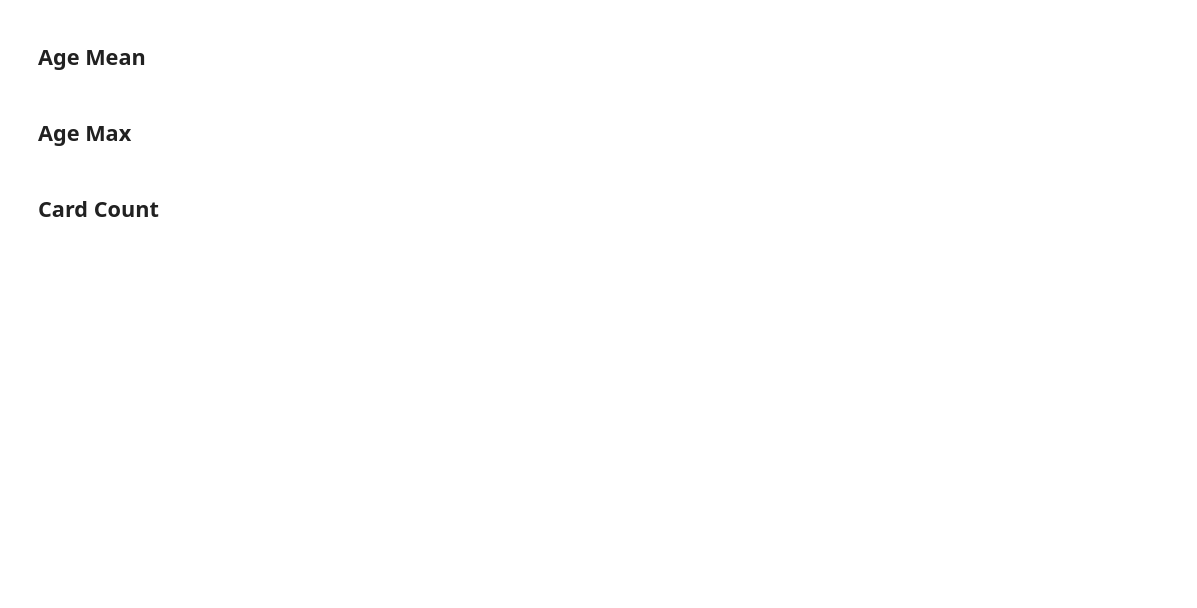
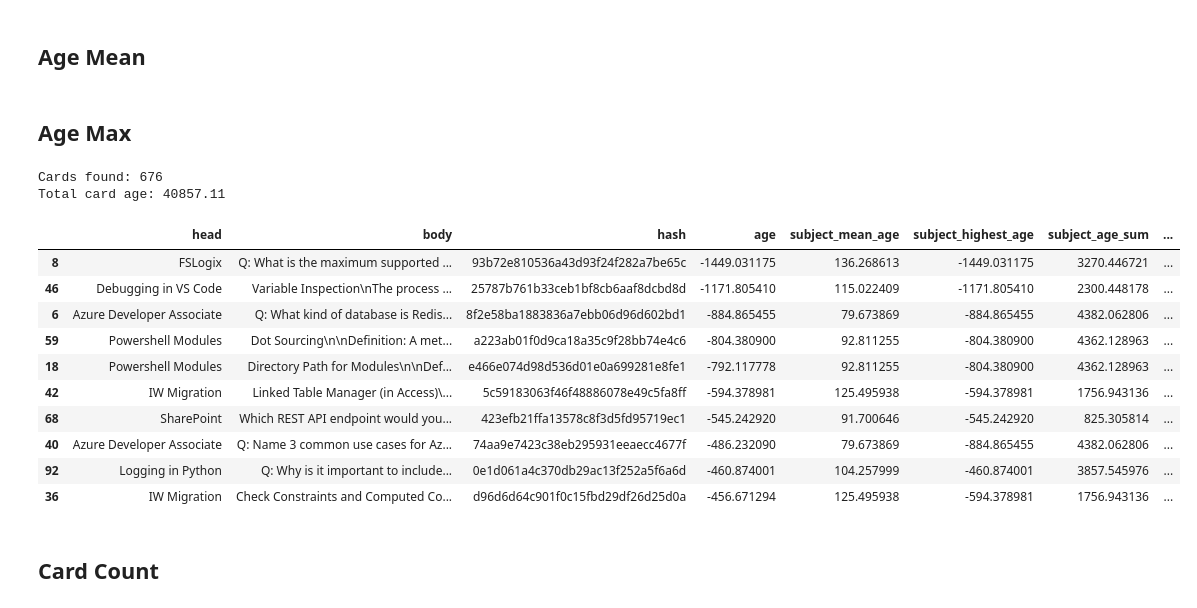
Before and after one commit to JayTY94/Certcards-refresh, a Jupyter notebook: shuffle.ipynb, the cells around one changed output. Saved outputs shown, nothing was run; the diff lists cells and outputs as text; code cells hidden in the pictures; blank space fills up the shorter version.

```diff
--- a/shuffle.ipynb
+++ b/shuffle.ipynb
@@ -184,13 +184,13 @@ sum of ages: ~ 77289.88
 # %% [markdown]
 ## Age Sum
 # %%
-n=3
-existing_cards['count'] = existing_cards.sort_values('age', ascending=False).groupby('head').cumcount()
-existing_cards['n_fold'] = existing_cards['count'] % n
+# n=3
+# existing_cards['count'] = existing_cards.sort_values('age', ascending=False).groupby('head').cumcount()
+# existing_cards['n_fold'] = existing_cards['count'] % n
 
-existing_cards['subject_age_sum'] = existing_cards['subject_age_sum'] *-1
-existing_cards['age'] = existing_cards['age'] *-1
-existing_cards.sort_values(['n_fold', 'subject_age_sum', 'age'], inplace=True)
+# existing_cards['subject_age_sum'] = existing_cards['subject_age_sum'] *-1
+# existing_cards['age'] = existing_cards['age'] *-1
+# existing_cards.sort_values(['n_fold', 'subject_age_sum', 'age'], inplace=True)
 
-remake_card_document(existing_cards=existing_cards)
-existing_cards.head(10)
+# remake_card_document(existing_cards=existing_cards)
+# existing_cards.head(10)
@@ -224,18 +210,32 @@ Total card age: 77289.88
 # %% [markdown]
 ## Age Max
 # %%
-# n = 1
-# existing_cards['count'] = existing_cards.sort_values('age', ascending=False).groupby('head').cumcount()
-# existing_cards['n_fold'] = existing_cards['count'] // n
+n = 1
+existing_cards['count'] = existing_cards.sort_values('age', ascending=False).groupby('head').cumcount()
+existing_cards['n_fold'] = existing_cards['count'] // n
 
-# if existing_cards['age'].sum() > 0:
-#     existing_cards['subject_highest_age'] = existing_cards['subject_highest_age'] *-1
-#     existing_cards['age'] = existing_cards['age'] *-1
-# # existing_cards.sort_values(['n_fold', 'subject_highest_age', 'age'], inplace=True)
-# existing_cards.sort_values(['age'], inplace=True)
+if existing_cards['age'].sum() > 0:
+    existing_cards['subject_highest_age'] = existing_cards['subject_highest_age'] *-1
+    existing_cards['age'] = existing_cards['age'] *-1
+# existing_cards.sort_values(['n_fold', 'subject_highest_age', 'age'], inplace=True)
+existing_cards.sort_values(['age'], inplace=True)
 
-# remake_card_document(existing_cards=existing_cards)
-# existing_cards.head(10)
+remake_card_document(existing_cards=existing_cards)
+existing_cards.head(10)
+# %% [output]
+Cards found: 676
+Total card age: 40857.11
+|  | head | body | hash | age | subject_mean_age | subject_highest_age | subject_age_sum | ... |
+| 8 | FSLogix | Q: What is the maximum supported ... | 93b72e810536a43d93f24f282a7be65c | -1449.031175 | 136.268613 | -1449.031175 | 3270.446721 | ... |
+| 46 | Debugging in VS Code | Variable Inspection\nThe process ... | 25787b761b33ceb1bf8cb6aaf8dcbd8d | -1171.805410 | 115.022409 | -1171.805410 | 2300.448178 | ... |
+| 6 | Azure Developer Associate | Q: What kind of database is Redis... | 8f2e58ba1883836a7ebb06d96d602bd1 | -884.865455 | 79.673869 | -884.865455 | 4382.062806 | ... |
+| 59 | Powershell Modules | Dot Sourcing\n\nDefinition: A met... | a223ab01f0d9ca18a35c9f28bb74e4c6 | -804.380900 | 92.811255 | -804.380900 | 4362.128963 | ... |
+| 18 | Powershell Modules | Directory Path for Modules\n\nDef... | e466e074d98d536d01e0a699281e8fe1 | -792.117778 | 92.811255 | -804.380900 | 4362.128963 | ... |
+| 42 | IW Migration | Linked Table Manager (in Access)\... | 5c59183063f46f48886078e49c5fa8ff | -594.378981 | 125.495938 | -594.378981 | 1756.943136 | ... |
+| 68 | SharePoint | Which REST API endpoint would you... | 423efb21ffa13578c8f3d5fd95719ec1 | -545.242920 | 91.700646 | -545.242920 | 825.305814 | ... |
+| 40 | Azure Developer Associate | Q: Name 3 common use cases for Az... | 74aa9e7423c38eb295931eeaecc4677f | -486.232090 | 79.673869 | -884.865455 | 4382.062806 | ... |
+| 92 | Logging in Python | Q: Why is it important to include... | 0e1d061a4c370db29ac13f252a5f6a6d | -460.874001 | 104.257999 | -460.874001 | 3857.545976 | ... |
+| 36 | IW Migration | Check Constraints and Computed Co... | d96d6d64c901f0c15fbd29df26d25d0a | -456.671294 | 125.495938 | -594.378981 | 1756.943136 | ... |
 # %% [markdown]
 ## Card Count
 # %%
```
Also changed, not shown: parts of 5 cells of this notebook, 3 other files.
